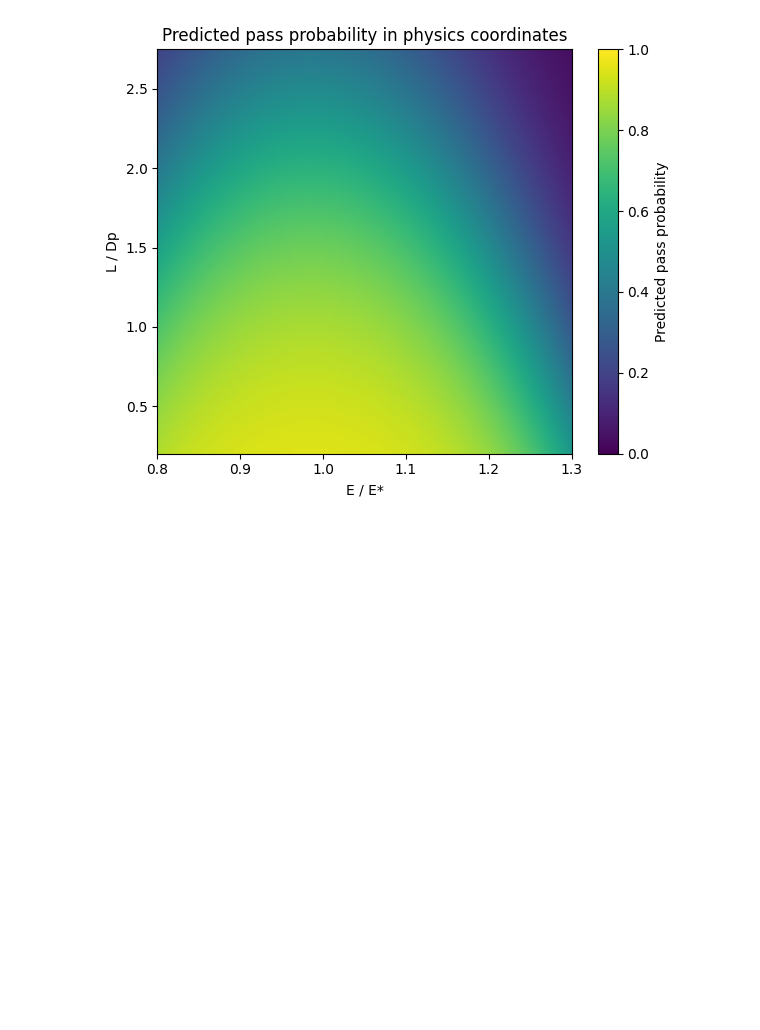
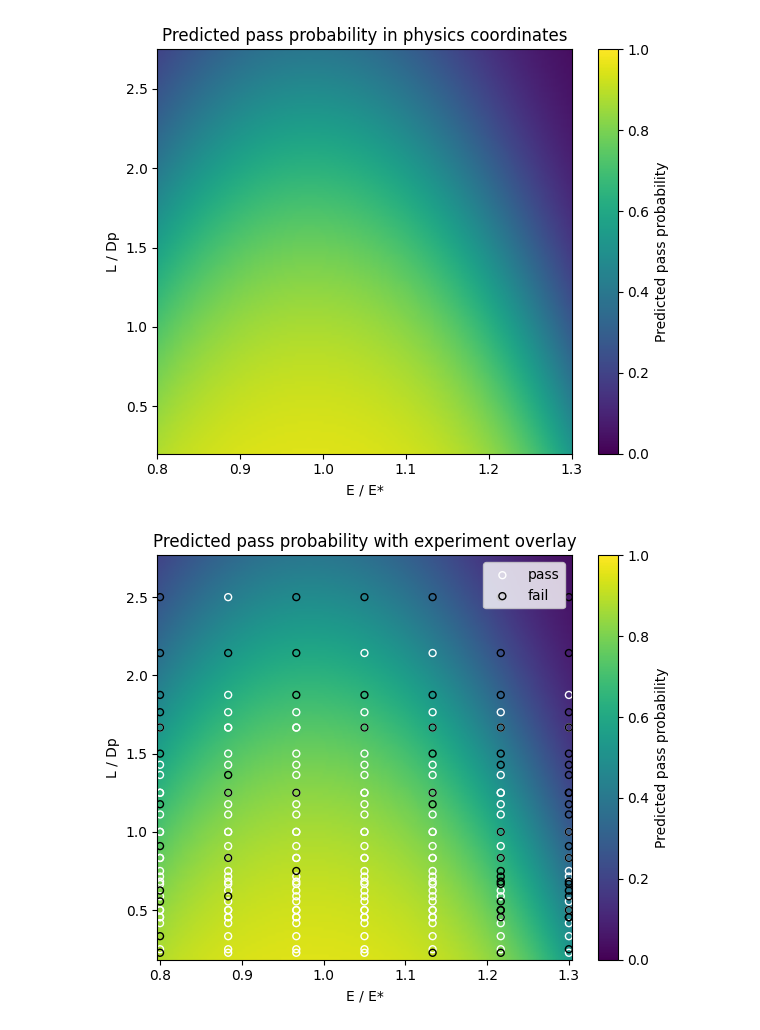
Before and after one commit to nyee88/tvam_resin_mini, a Jupyter notebook: notebooks/01_working_curve.ipynb, the cells around one changed output. Cells and saved outputs as stored; diff of their text form; code cells hidden in the pictures; blank space fills up the shorter version.

```diff
--- a/notebooks/01_working_curve.ipynb
+++ b/notebooks/01_working_curve.ipynb
@@ -594,3 +594,67 @@ plt.tight_layout()
 plt.show()
 # %% [output]
 [figure]
+# %%
+import matplotlib.pyplot as plt
+import numpy as np
+
+# Compute a slightly larger extent than the raw grid
+dx = f_grid[1] - f_grid[0]
+dy = ld_grid[1] - ld_grid[0]
+
+x_min = f_grid.min() - dx        # one extra step on the left
+x_max = f_grid.max() + dx        # one extra step on the right
+y_min = ld_grid.min() - dy
+y_max = ld_grid.max() + dy
+
+plt.figure(figsize=(6, 5))
+
+im = plt.imshow(
+    p_grid,
+    origin="lower",
+    aspect="auto",
+    extent=[x_min, x_max, y_min, y_max],
+    vmin=0,
+    vmax=1,
+    cmap="viridis",
+)
+
+plt.colorbar(im, label="Predicted pass probability")
+plt.xlabel("E / E*")
+plt.ylabel("L / Dp")
+plt.title("Predicted pass probability with experiment overlay")
+
+mask_pass = df_exp["pass"] == 1
+mask_fail = ~mask_pass
+
+# Passes
+plt.scatter(
+    df_exp.loc[mask_pass, "E_over_Estar"],
+    df_exp.loc[mask_pass, "L_over_Dp"],
+    s=25,
+    edgecolors="white",
+    facecolors="none",
+    linewidths=1.0,
+    label="pass",
+)
+
+# Fails
+plt.scatter(
+    df_exp.loc[mask_fail, "E_over_Estar"],
+    df_exp.loc[mask_fail, "L_over_Dp"],
+    s=25,
+    edgecolors="black",
+    facecolors="none",
+    linewidths=1.0,
+    label="fail",
+)
+
+# Make sure we show the whole padded extent
+plt.xlim(x_min, x_max)
+plt.ylim(y_min, y_max)
+
+plt.legend(loc="upper right", frameon=True)
+plt.tight_layout()
+plt.show()
+# %% [output]
+[figure, added]
```
Also changed, not shown: parts of 2 cells of this notebook.
